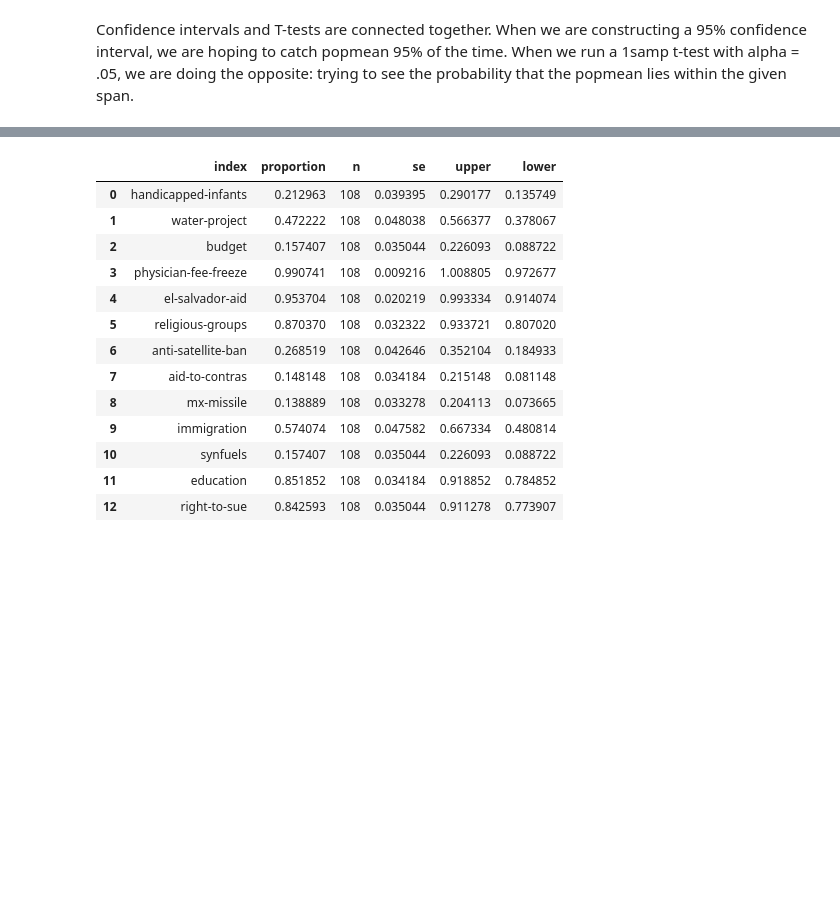
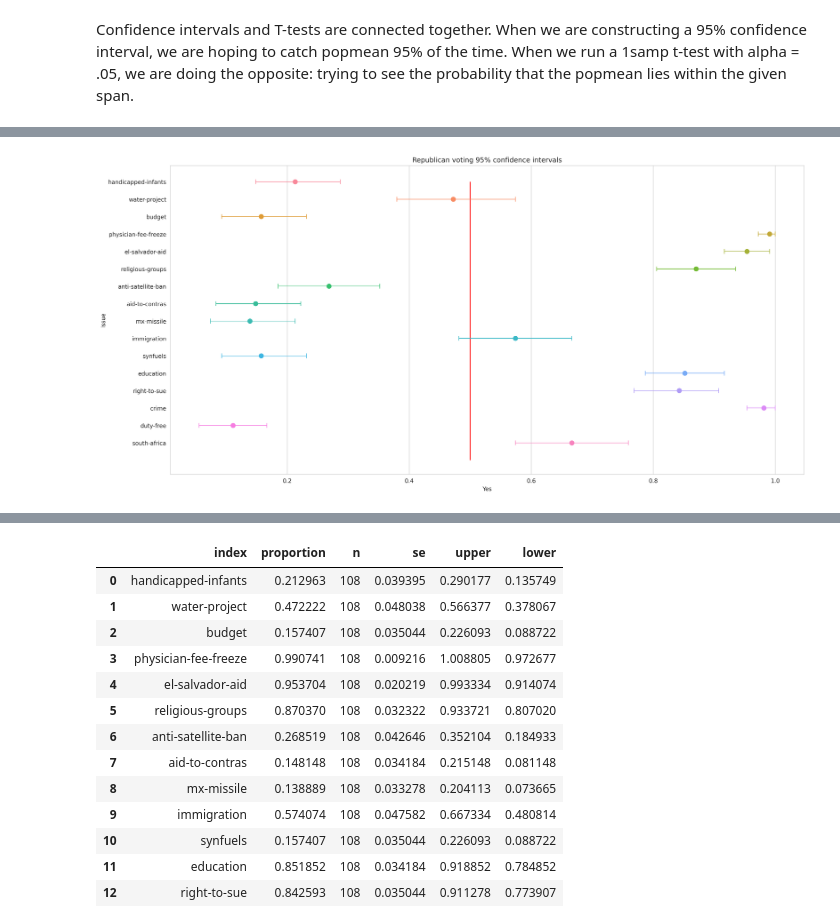
Before and after one commit to KilovoIt/Unit-_1-revised, a Jupyter notebook: Revised_LS_DS_123_Confidence_Intervals_Assignment.ipynb, the cells around one changed output, grey strips where cells are left out. Drawn from its saved outputs; the diff is of its cells as text; code cells hidden in the pictures; blank space fills up the shorter version.

```diff
--- a/Revised_LS_DS_123_Confidence_Intervals_Assignment.ipynb
+++ b/Revised_LS_DS_123_Confidence_Intervals_Assignment.ipynb
@@ -268,0 +288,19 @@ rep
+# %%
+
+empty = pd.DataFrame()
+
+for i in range(1, 109):
+    k = pd.DataFrame(rep.iloc[i-1:i].T)
+    k.reset_index(inplace=True)
+    k.rename(columns={'index': 'Issue', rep.iloc[i-1:i].index[0]: 'Yes'}, inplace=True)
+    empty = empty.append(k)
+
+fig_ci = plt.figure(figsize=(20, 10), dpi=300)
+ax3 = plt.subplot(111)
+sns.pointplot(x=empty.Yes, y=empty.Issue, errwidth=1, capsize=0.25, join=False, hue=empty.Issue, ax=ax3)
+ax3.vlines(0.5, 0, 16, color='r')
+plt.legend([],[], frameon=False)
+plt.title('Republican voting 95% confidence intervals')
+plt.show()
+# %% [output]
+[figure, added]
```
Also changed, not shown: parts of 8 cells of this notebook.
